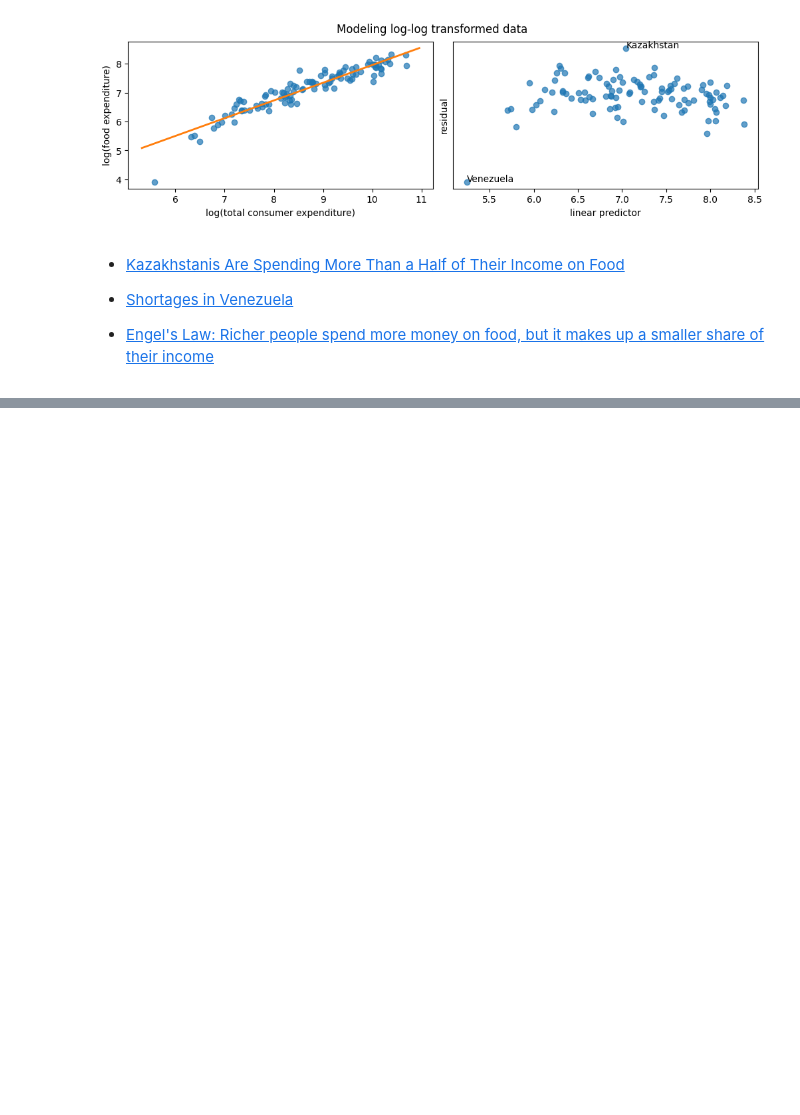
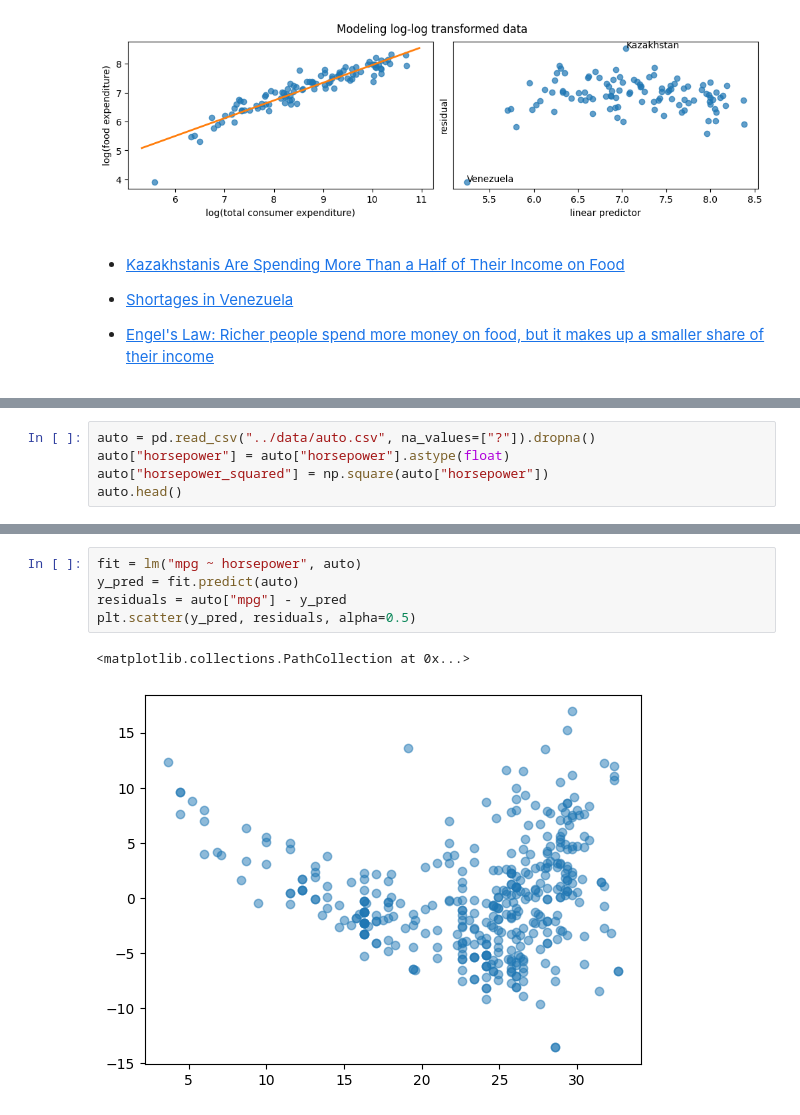
Before and after one commit to mgreenbe/DATA335W2025, a Jupyter notebook: code/2linearregression.ipynb, the cells around one changed output, grey strips where cells are left out. Saved outputs shown, nothing was run; the diff lists cells and outputs as text; blank space fills up the shorter version.

```diff
--- a/code/2linearregression.ipynb
+++ b/code/2linearregression.ipynb
@@ -1806,0 +1837,5 @@ plt.show()
+# %%
+auto = pd.read_csv("../data/auto.csv", na_values=["?"]).dropna()
+auto["horsepower"] = auto["horsepower"].astype(float)
+auto["horsepower_squared"] = np.square(auto["horsepower"])
+auto.head()
@@ -1806,0 +1849,8 @@ plt.show()
+# %%
+fit = lm("mpg ~ horsepower", auto)
+y_pred = fit.predict(auto)
+residuals = auto["mpg"] - y_pred
+plt.scatter(y_pred, residuals, alpha=0.5)
+# %% [output]
+<matplotlib.collections.PathCollection at 0x...>
+[figure, added]
```
Also changed, not shown: parts of 8 cells of this notebook.
